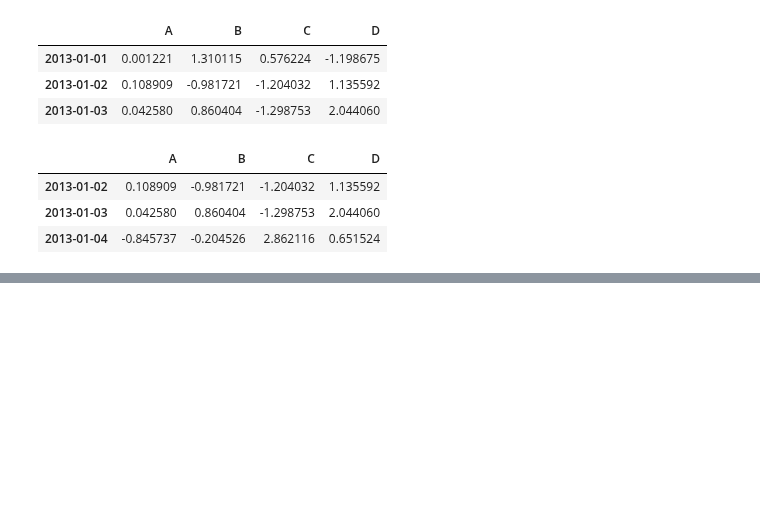
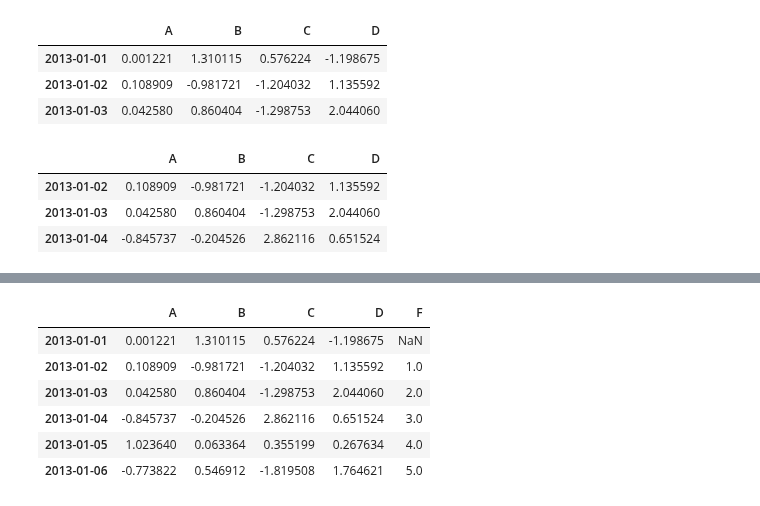
Before and after one commit to godontop/python, a Jupyter notebook: notebook/0001.ipynb, the cells around one changed output, grey strips where cells are left out. Drawn from its saved outputs; the diff is of its cells as text; code cells hidden in the pictures; blank space fills up the shorter version.

```diff
--- a/notebook/0001.ipynb
+++ b/notebook/0001.ipynb
@@ -400,0 +550,3 @@ df['20130102':'20130104']
+# %%
+s1 = pd.Series([1, 2, 3, 4, 5, 6], index=pd.date_range('20130102', periods=6))
+s1
@@ -400,0 +561,12 @@ df['20130102':'20130104']
+# %%
+df['F'] = s1
+# %%
+df
+# %% [output]
+|  | A | B | C | D | F |
+| 2013-01-01 | 0.001221 | 1.310115 | 0.576224 | -1.198675 | NaN |
+| 2013-01-02 | 0.108909 | -0.981721 | -1.204032 | 1.135592 | 1.0 |
+| 2013-01-03 | 0.042580 | 0.860404 | -1.298753 | 2.044060 | 2.0 |
+| 2013-01-04 | -0.845737 | -0.204526 | 2.862116 | 0.651524 | 3.0 |
+| 2013-01-05 | 1.023640 | 0.063364 | 0.355199 | 0.267634 | 4.0 |
+| 2013-01-06 | -0.773822 | 0.546912 | -1.819508 | 1.764621 | 5.0 |
```
Also changed, not shown: parts of 25 cells of this notebook.
